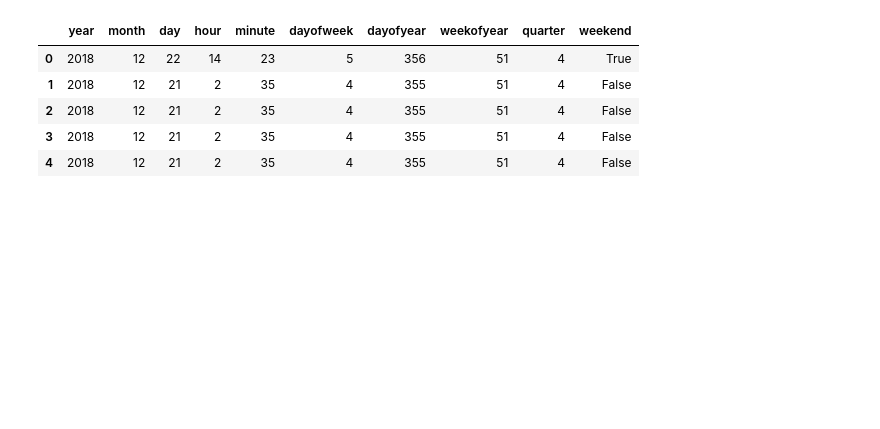
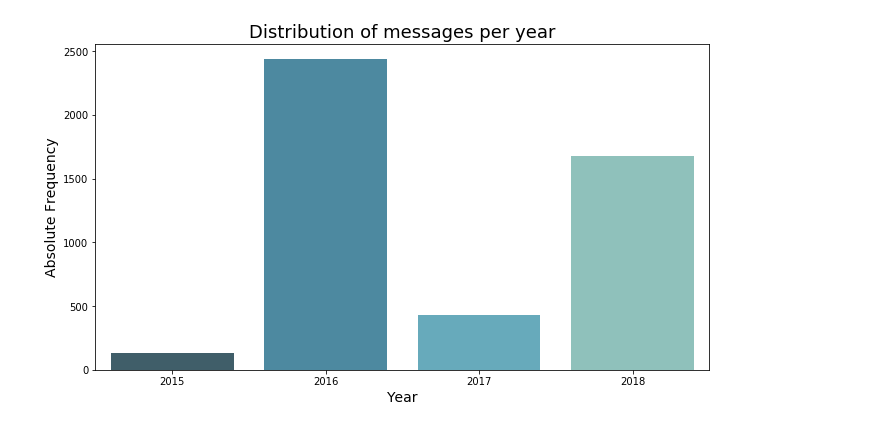
Before and after one commit to pedromlsreis/facebook-messenger-scraping, a Jupyter notebook: scraping-messenger.ipynb, the cells around one changed output. Drawn from its saved outputs; the diff is of its cells as text; code cells hidden in the pictures; blank space fills up the shorter version.

```diff
--- a/scraping-messenger.ipynb
+++ b/scraping-messenger.ipynb
@@ -39,18 +52,23 @@ get_dates(r"\Path\to\File\message.html")
 # %%
+get_chat_data(r"\Path\to\File\message.html")
+
 df = pd.read_csv('chatdata.csv')
 df['date'] = pd.to_datetime(df['date'])
 
 L = ['year', 'month', 'day', 'hour', 'minute', 'dayofweek', 'dayofyear', 'weekofyear', 'quarter']
 df = df.join(pd.concat((getattr(df['date'].dt, i).rename(i) for i in L), axis=1))
 
-df['weekend'] = ((pd.DatetimeIndex(df['date']).dayofweek) // 5 == 1)
-df.drop("date", axis=1, inplace=True)
+df['weekend'] = ((pd.DatetimeIndex(df['date']).dayofweek) // 5 == 1).astype(int)
 
-df.head()
+# df.drop("date", axis=1, inplace=True)
+
+# df.head()
-# %% [output]
-|  | year | month | day | hour | minute | dayofweek | dayofyear | weekofyear | quarter | weekend |
-| 0 | 2018 | 12 | 22 | 14 | 23 | 5 | 356 | 51 | 4 | True |
-| 1 | 2018 | 12 | 21 | 2 | 35 | 4 | 355 | 51 | 4 | False |
-| 2 | 2018 | 12 | 21 | 2 | 35 | 4 | 355 | 51 | 4 | False |
-| 3 | 2018 | 12 | 21 | 2 | 35 | 4 | 355 | 51 | 4 | False |
-| 4 | 2018 | 12 | 21 | 2 | 35 | 4 | 355 | 51 | 4 | False |
+# %%
+plt.figure(figsize=(11,6))
+sns.countplot(x='year', data=df, palette='GnBu_d')
+plt.ylabel('Absolute Frequency', fontsize=14)
+plt.xlabel('Year', fontsize=14)
+plt.title("Distribution of messages per year", fontsize=18)
+plt.show()
+# %% [output]
+[figure, added]
```
Also changed, not shown: parts of 12 cells of this notebook.
